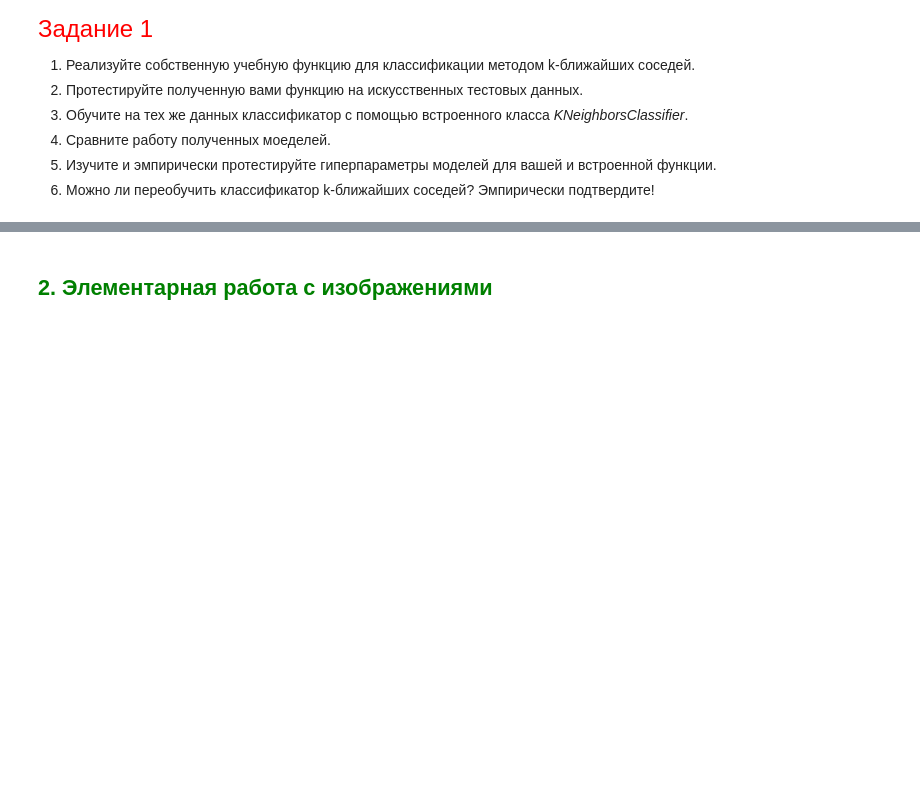
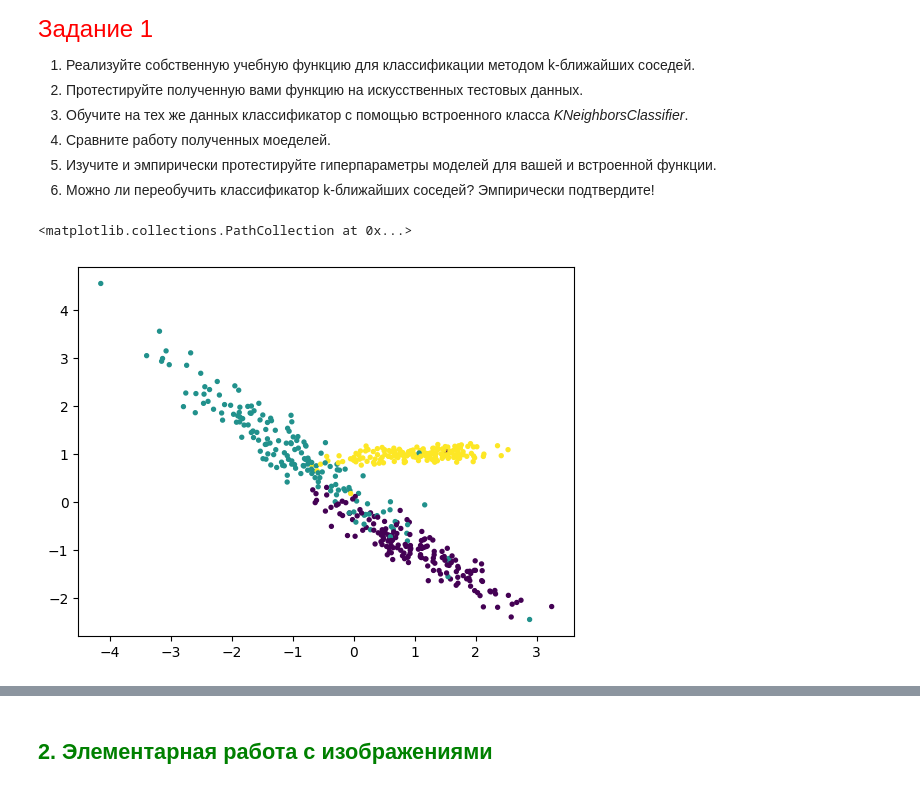
Before and after one commit to Dragoh54/MachineLearning-Labs, a Jupyter notebook: lab7/2024_ML_LR7_MACS (2).ipynb, the cells around one changed output, grey strips where cells are left out. Drawn from its saved outputs; the diff is of its cells as text; code cells hidden in the pictures; blank space fills up the shorter version.

```diff
--- a/lab7/2024_ML_LR7_MACS (2).ipynb
+++ b/lab7/2024_ML_LR7_MACS (2).ipynb
@@ -42,0 +117,8 @@ plt.scatter(X[:,0], X[:,1],c=y,s=8)
+# %%
+X,y = make_classification(n_samples=500, n_features=2, n_informative=2,
+                          n_redundant=0, n_classes=3, n_clusters_per_class=1)
+
+plt.scatter(X[:,0], X[:,1],c=y,s=8)
+# %% [output]
+<matplotlib.collections.PathCollection at 0x...>
+[figure, added]
```
Also changed, not shown: parts of 15 cells of this notebook, 2 other files.
